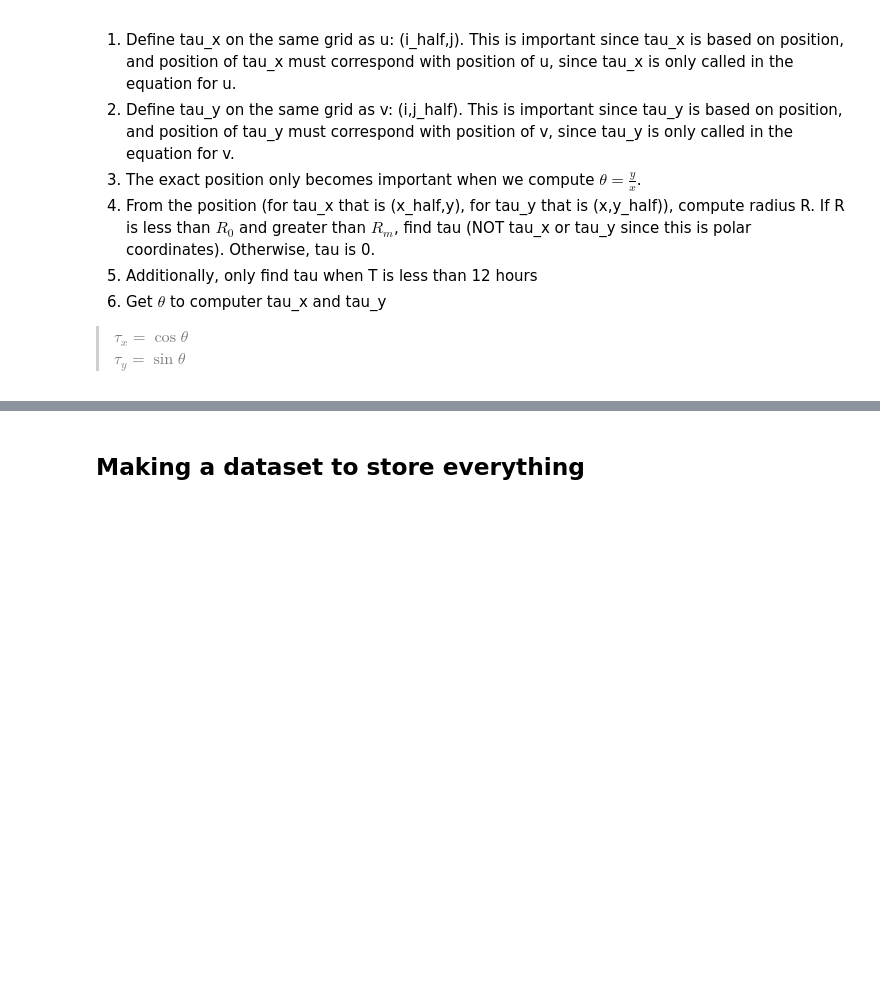
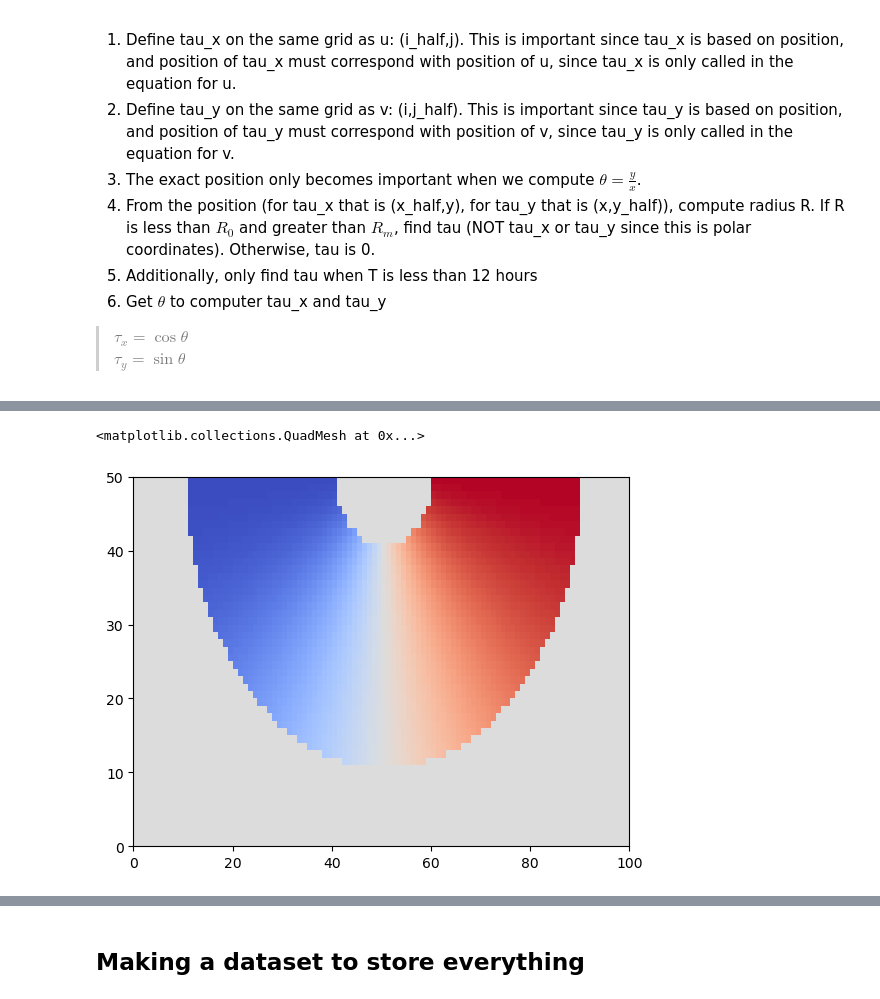
Before and after one commit to abby-baskind/OCG593, a Jupyter notebook: Practice_Project2.ipynb, the cells around one changed output, grey strips where cells are left out. Cells and saved outputs as stored; diff of their text form; code cells hidden in the pictures; blank space fills up the shorter version.

```diff
--- a/Practice_Project2.ipynb
+++ b/Practice_Project2.ipynb
@@ -163,0 +205,2 @@ for I,value in enumerate(tau_y):
+# %%
+taux2 = np.transpose(tau_x,(0,1,2))
@@ -163,0 +266,6 @@ for I,value in enumerate(tau_y):
+# %%
+
+plt.pcolormesh(taux2[0:50,:,0], vmin = -2, vmax = 2, cmap = 'coolwarm')
+# %% [output]
+<matplotlib.collections.QuadMesh at 0x...>
+[figure, added]
```
Also changed, not shown: parts of 22 cells of this notebook, 6 other files.
